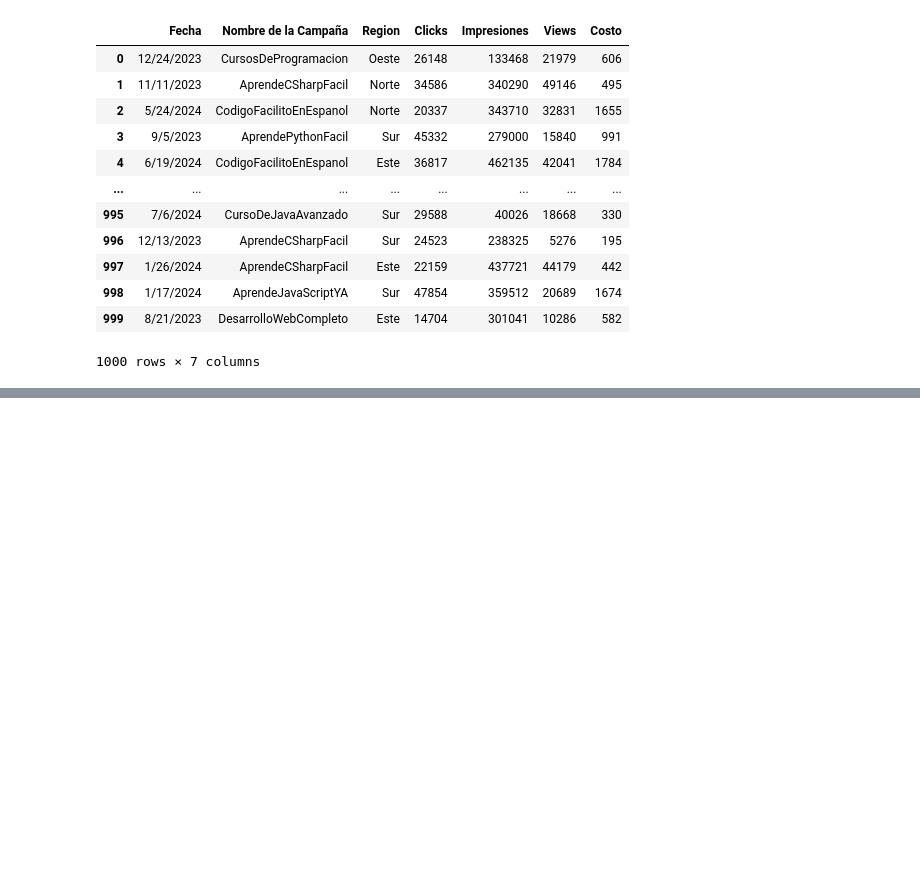
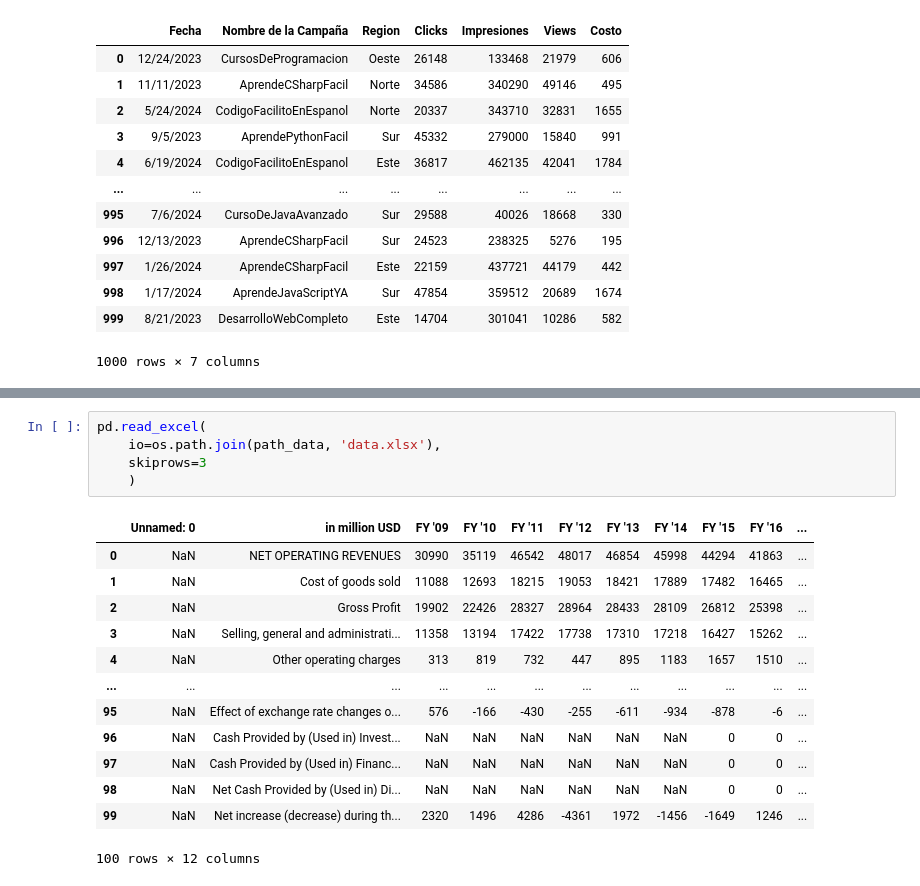
Before and after one commit to JuanAlMora/curso-codigofacilito-python-procesos-etl-modernos, a Jupyter notebook: Extraccion/Extraccion_Archivos_Planos.ipynb, the cells around one changed output, grey strips where cells are left out. Saved outputs shown, nothing was run; the diff lists cells and outputs as text; blank space fills up the shorter version.

```diff
--- a/Extraccion/Extraccion_Archivos_Planos.ipynb
+++ b/Extraccion/Extraccion_Archivos_Planos.ipynb
@@ -36,0 +121,19 @@ pd.read_csv(
+# %%
+pd.read_excel(
+    io=os.path.join(path_data, 'data.xlsx'),
+    skiprows=3
+    )
+# %% [output]
+|  | Unnamed: 0 | in million USD | FY '09 | FY '10 | FY '11 | FY '12 | FY '13 | FY '14 | FY '15 | FY '16 | ... |
+| 0 | NaN | NET OPERATING REVENUES | 30990 | 35119 | 46542 | 48017 | 46854 | 45998 | 44294 | 41863 | ... |
+| 1 | NaN | Cost of goods sold | 11088 | 12693 | 18215 | 19053 | 18421 | 17889 | 17482 | 16465 | ... |
+| 2 | NaN | Gross Profit | 19902 | 22426 | 28327 | 28964 | 28433 | 28109 | 26812 | 25398 | ... |
+| 3 | NaN | Selling, general and administrati... | 11358 | 13194 | 17422 | 17738 | 17310 | 17218 | 16427 | 15262 | ... |
+| 4 | NaN | Other operating charges | 313 | 819 | 732 | 447 | 895 | 1183 | 1657 | 1510 | ... |
+| ... | ... | ... | ... | ... | ... | ... | ... | ... | ... | ... | ... |
+| 95 | NaN | Effect of exchange rate changes o... | 576 | -166 | -430 | -255 | -611 | -934 | -878 | -6 | ... |
+| 96 | NaN | Cash Provided by (Used in) Invest... | NaN | NaN | NaN | NaN | NaN | NaN | 0 | 0 | ... |
+| 97 | NaN | Cash Provided by (Used in) Financ... | NaN | NaN | NaN | NaN | NaN | NaN | 0 | 0 | ... |
+| 98 | NaN | Net Cash Provided by (Used in) Di... | NaN | NaN | NaN | NaN | NaN | NaN | 0 | 0 | ... |
+| 99 | NaN | Net increase (decrease) during th... | 2320 | 1496 | 4286 | -4361 | 1972 | -1456 | -1649 | 1246 | ... |
+100 rows × 12 columns
```
Also changed, not shown: parts of 8 cells of this notebook, 11 other files.
